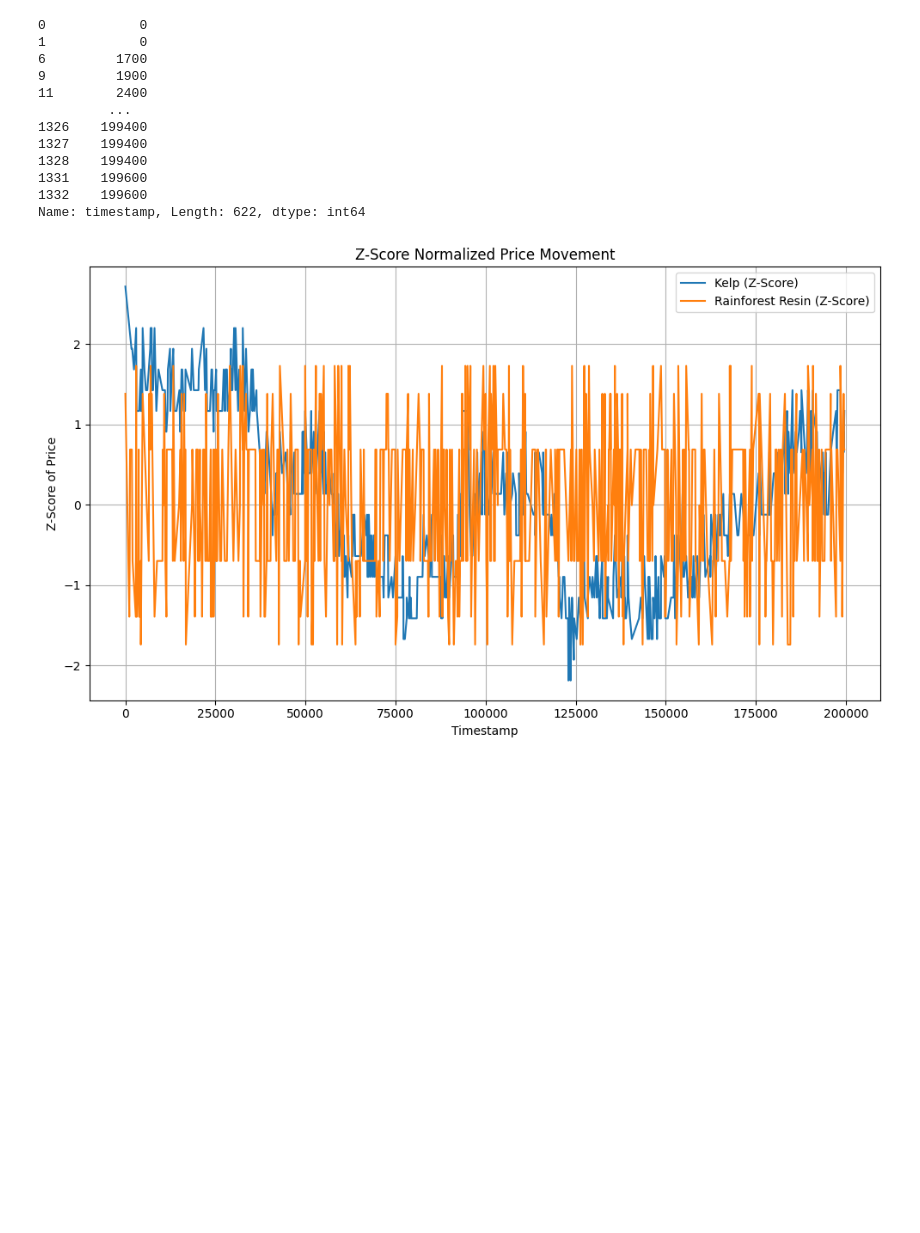
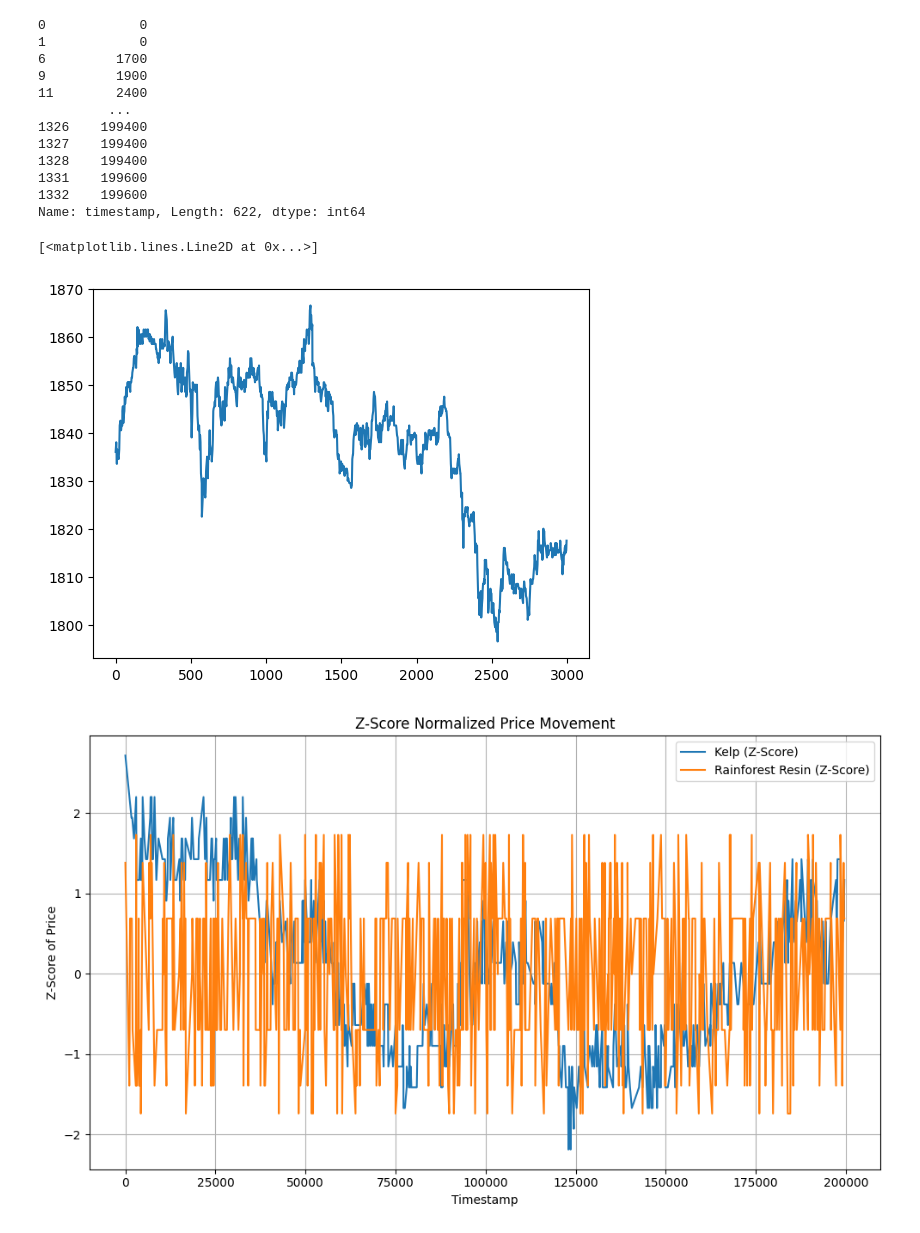
Before and after one commit to edg33/prosperity-3, a Jupyter notebook: Research/Prosperity_Vis_v2.ipynb, the cells around one changed output. Saved outputs shown, nothing was run; the diff lists cells and outputs as text; code cells hidden in the pictures; blank space fills up the shorter version.

```diff
--- a/Research/Prosperity_Vis_v2.ipynb
+++ b/Research/Prosperity_Vis_v2.ipynb
@@ -121,6 +126,12 @@ trade_history[trade_history["symbol"]=="KELP"]["timestamp"]
 1331    199600
 1332    199600
 Name: timestamp, Length: 622, dtype: int64
+# %%
+ink_prices = activities[activities["product"] == "SQUID_INK"]
+plt.plot(ink_prices["mid_price"])
+# %% [output]
+[<matplotlib.lines.Line2D at 0x...>]
+[figure, added]
 # %%
 kelp_time = trade_history[trade_history["symbol"]=="KELP"]["timestamp"]
 kelp_prices = trade_history[trade_history["symbol"]=="KELP"]["price"]
```
Also changed, not shown: parts of 4 cells of this notebook, 5 other files.
